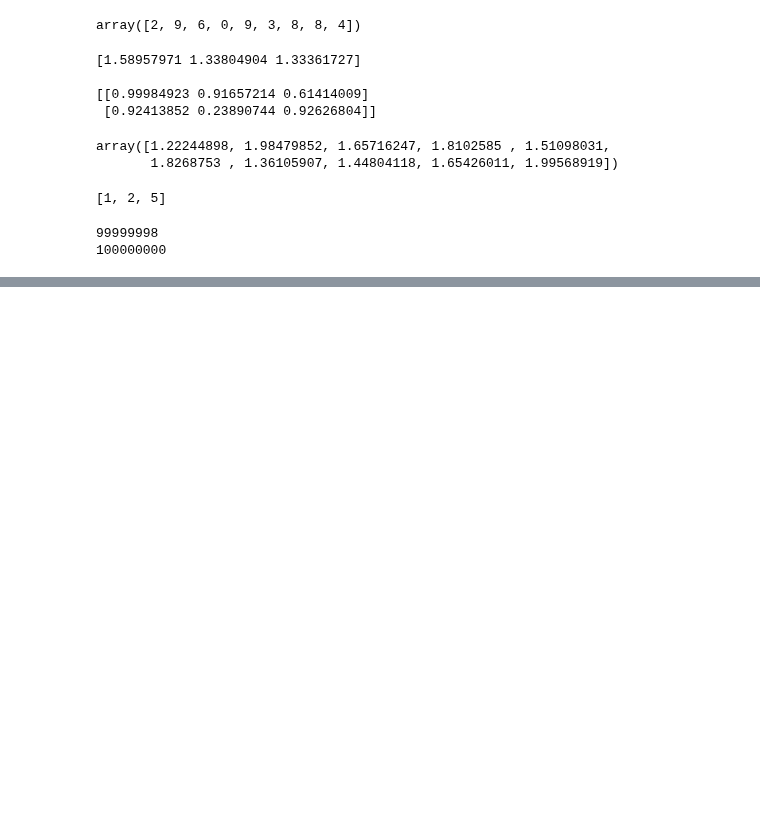
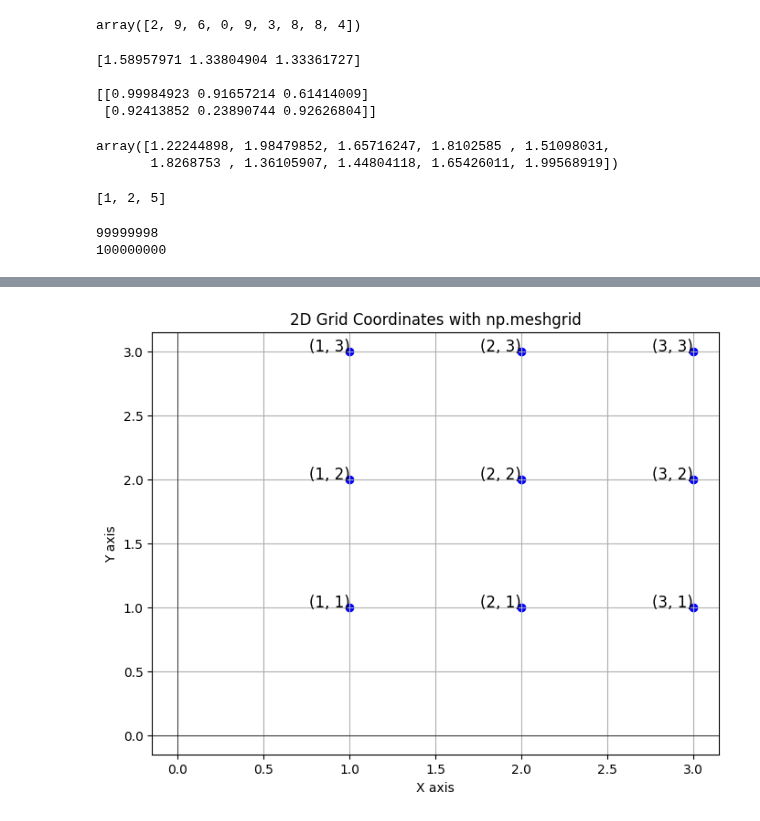
Before and after one commit to Kimhang-KDT/kita_2404, a Jupyter notebook: m3_분석 라이브러리/numpy.ipynb, the cells around one changed output, grey strips where cells are left out. Saved outputs shown, nothing was run; the diff lists cells and outputs as text; code cells hidden in the pictures; blank space fills up the shorter version.

```diff
--- a/m3_분석 라이브러리/numpy.ipynb
+++ b/m3_분석 라이브러리/numpy.ipynb
@@ -727,0 +952,9 @@ print(total_values)
+# %%
+arr = np.empty((8,4))
+
+for i in range(8):
+  arr[i] = i
+
+arr[[4,3,0,6],[1,0,2,3]]
+
+arr[[-3, -5, -7]]
@@ -727,0 +1261,26 @@ print(total_values)
+# %%
+import matplotlib.pyplot as plt
+
+# 1차원 배열 생성
+x = np.arange(1, 4)
+y = np.arange(1, 4)
+
+# 2D 그리드 생성
+xs, ys = np.meshgrid(x, y)
+
+# 좌표 그리기
+plt.figure(figsize=(8, 6))
+plt.scatter(xs, ys, color='blue')
+for i in range(len(x)):
+    for j in range(len(y)):
+        plt.text(xs[i, j], ys[i, j], f'({xs[i, j]}, {ys[i, j]})', fontsize=12, ha='right')
+
+plt.title('2D Grid Coordinates with np.meshgrid')
+plt.xlabel('X axis')
+plt.ylabel('Y axis')
+plt.grid(True)
+plt.axhline(0, color='black', linewidth=0.5)
+plt.axvline(0, color='black', linewidth=0.5)
+plt.show()
+# %% [output]
+[figure, added]
```
Also changed, not shown: parts of 51 cells of this notebook.
